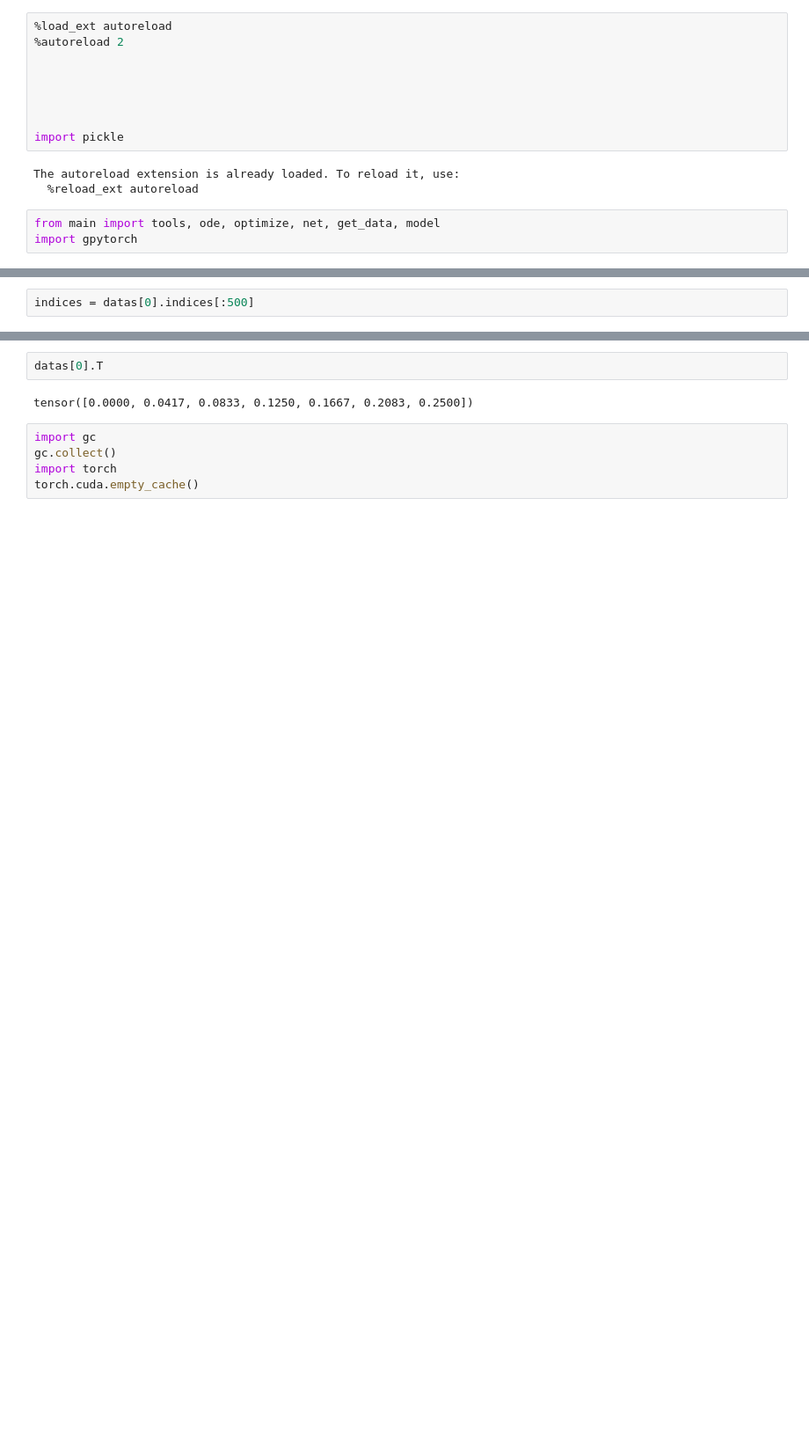
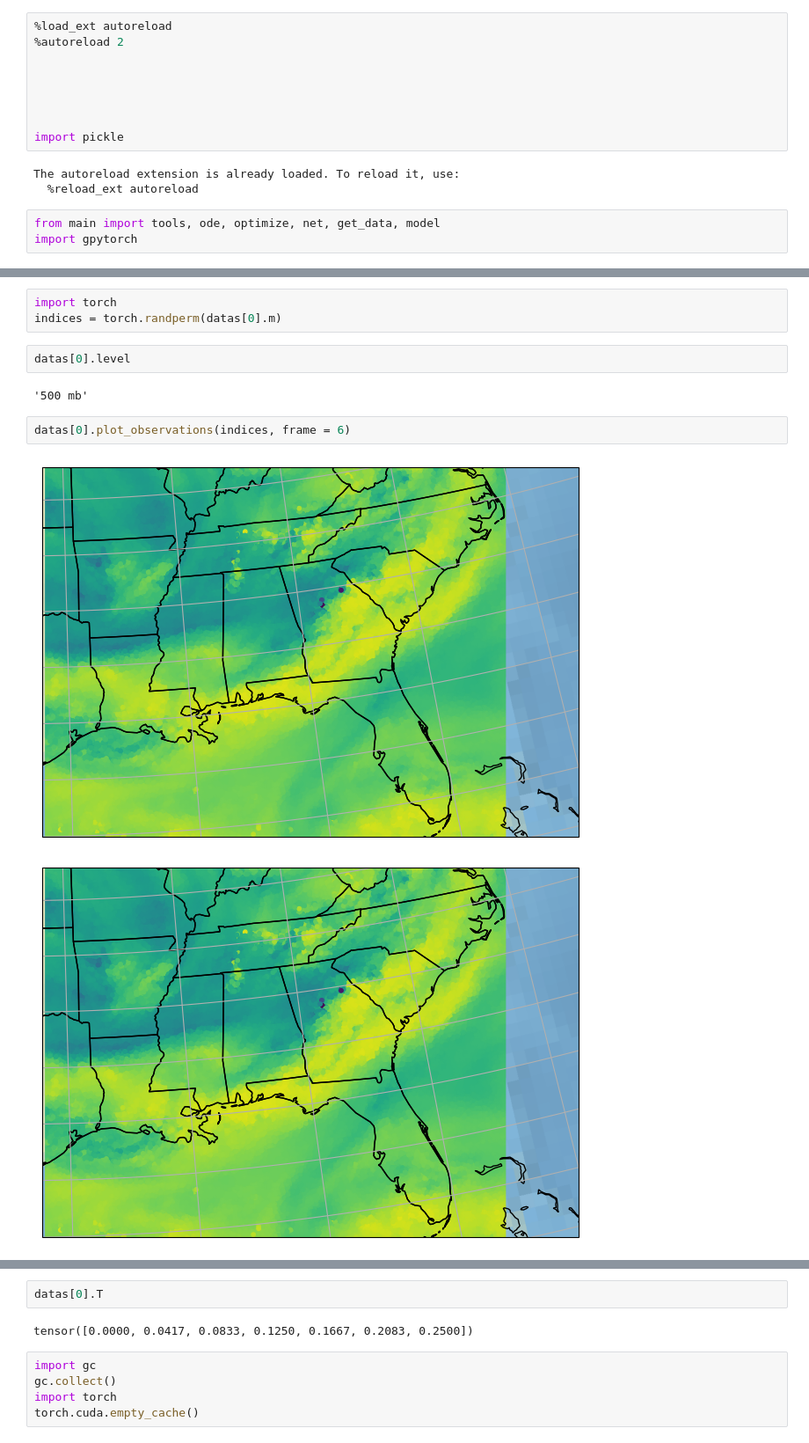
Before and after one commit to yf297/Transport, a Jupyter notebook: examples.ipynb, the cells around one changed output, grey strips where cells are left out. Shown at 88% size. Cells and saved outputs as stored; diff of their text form; blank space fills up the shorter version.

```diff
--- a/examples.ipynb
+++ b/examples.ipynb
@@ -23,3 +23,13 @@ len(datas)
-# %%
-indices = datas[0].indices[:500]
+# %%
+import torch
+indices = torch.randperm(datas[0].m)
+# %%
+datas[0].level
+# %% [output]
+'500 mb'
+# %%
+datas[0].plot_observations(indices, frame = 6)
+# %% [output]
+[figure, added]
+[figure, added]
 # %%
```
Also changed, not shown: parts of 5 cells of this notebook, 48 other files.
